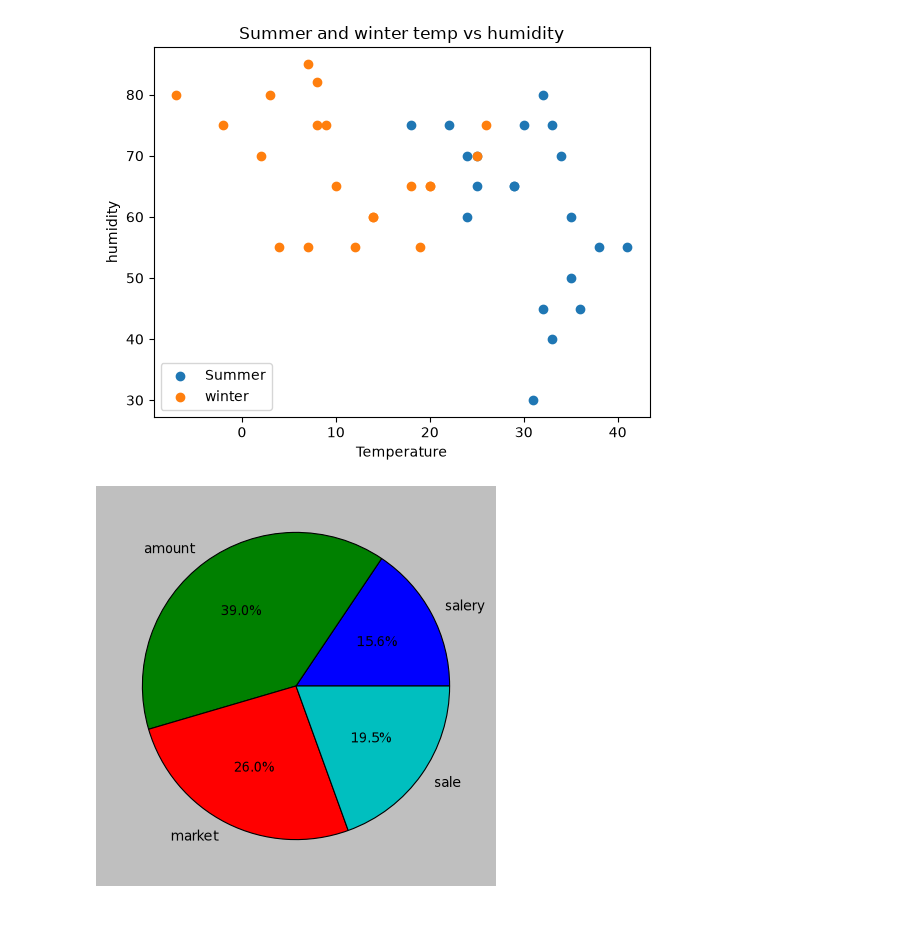
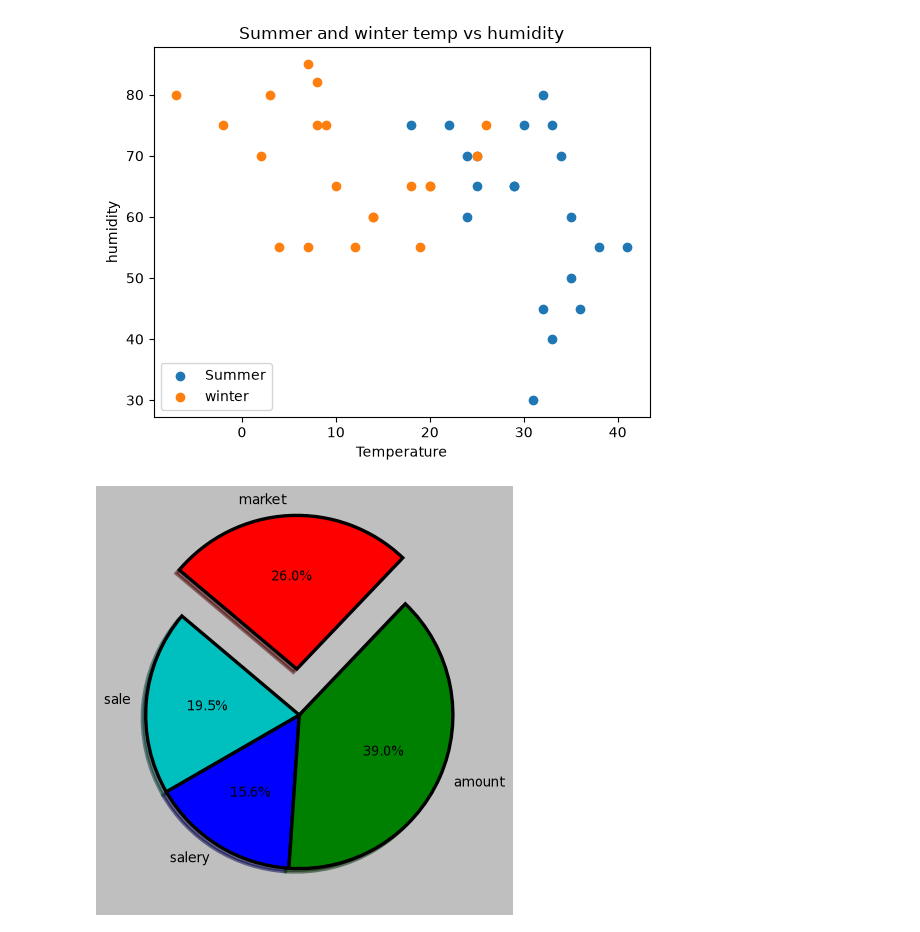
Before and after one commit to hamzakhanafridi/Machine_Learning_Complete_Course_With_Codes_-_Projects, a Jupyter notebook: Day-18 Data_VIsuallization(Matplotlib)/Data_Visuallization_Practice.ipynb, the cells around one changed output. Drawn from its saved outputs; the diff is of its cells as text; code cells hidden in the pictures.

```diff
--- a/Day-18 Data_VIsuallization(Matplotlib)/Data_Visuallization_Practice.ipynb
+++ b/Day-18 Data_VIsuallization(Matplotlib)/Data_Visuallization_Practice.ipynb
@@ -284,15 +284,17 @@ plt.legend()
 # %%
 # Pie charts
 expense=['salery', 'amount','market','sale']
 amount=[120,300,200,150]
 
-
+explode=[0,0,0.3,0]
 plt.style.use('classic')
 plt.pie(amount, labels=expense, autopct='%1.1f%%', wedgeprops={
     'edgecolor':'black',
     'linewidth':3,
-    'fill':False
-},explode=
+    # 'fill':False
+},explode=explode,startangle=210,shadow=True
        );
+
+plt.savefig('pieplot.png')
 # %% [output]
-[figure, old version]
+[figure, new version]
```
Also changed, not shown: 3 other files.
